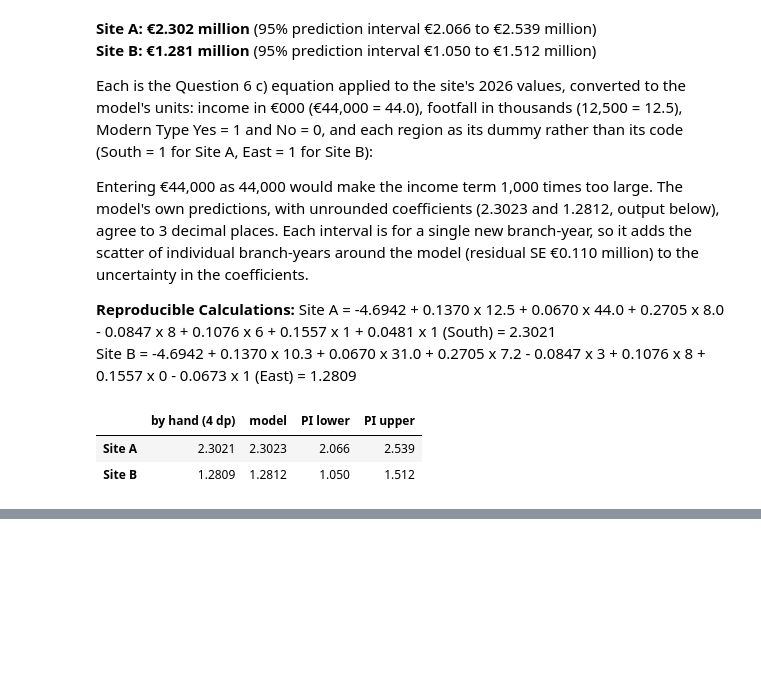
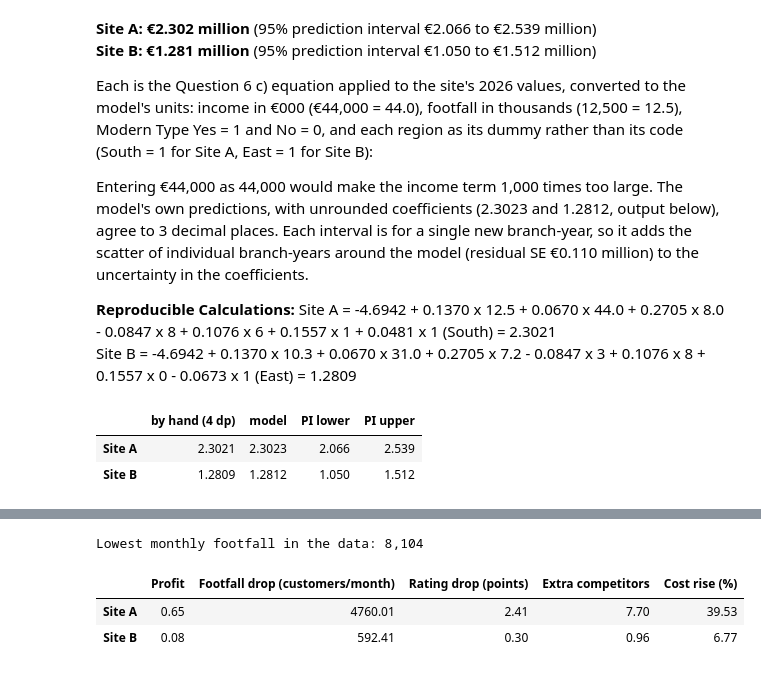
Before and after one commit to Ri-Dearg/data-test, a Jupyter notebook: A00082654_Rory.ipynb, the cells around one changed output, grey strips where cells are left out. Cells and saved outputs as stored; diff of their text form; code cells hidden in the pictures; blank space fills up the shorter version.

```diff
--- a/A00082654_Rory.ipynb
+++ b/A00082654_Rory.ipynb
@@ -1022,0 +1125,19 @@ pd.DataFrame(
+# %%
+# Break-even: how much worse each estimated input can be before the profit reaches zero, other inputs fixed
+coef = final.params
+break_even = pd.DataFrame(
+    {
+        'Profit': profit['Profit'],
+        'Footfall drop (customers/month)': profit['Profit'] / coef['Footfall_k'] * 1000,
+        'Rating drop (points)': profit['Profit'] / coef['Customer_Rating'],
+        'Extra competitors': profit['Profit'] / -coef['Competition'],
+        'Cost rise (%)': profit['Profit'] / costs * 100,
+    }
+)
+print(f"Lowest monthly footfall in the data: {df_model['Footfall_Monthly'].min():,}")
+break_even.round(2)
+# %% [output]
+Lowest monthly footfall in the data: 8,104
+|  | Profit | Footfall drop (customers/month) | Rating drop (points) | Extra competitors | Cost rise (%) |
+| Site A | 0.65 | 4760.01 | 2.41 | 7.70 | 39.53 |
+| Site B | 0.08 | 592.41 | 0.30 | 0.96 | 6.77 |
```
Also changed, not shown: parts of 5 cells of this notebook.
